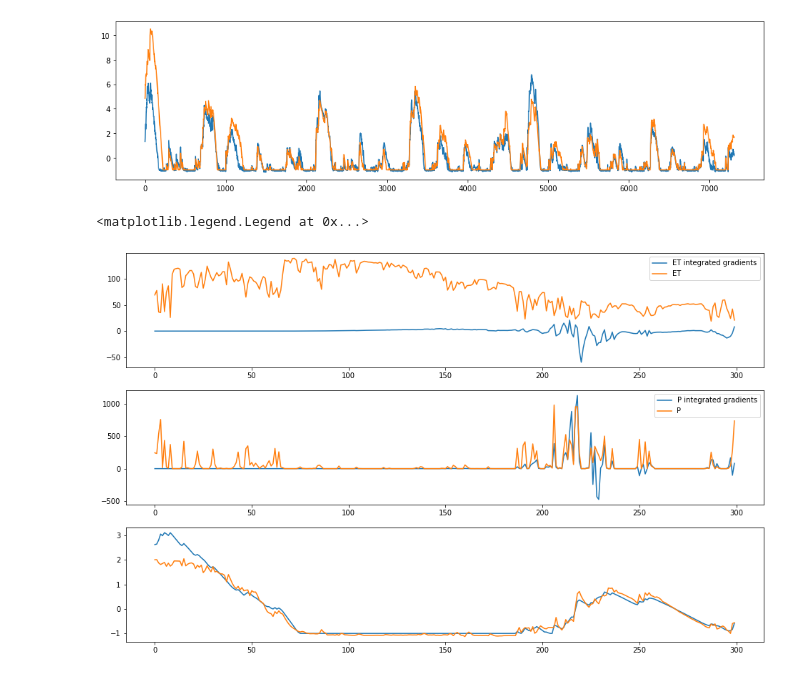
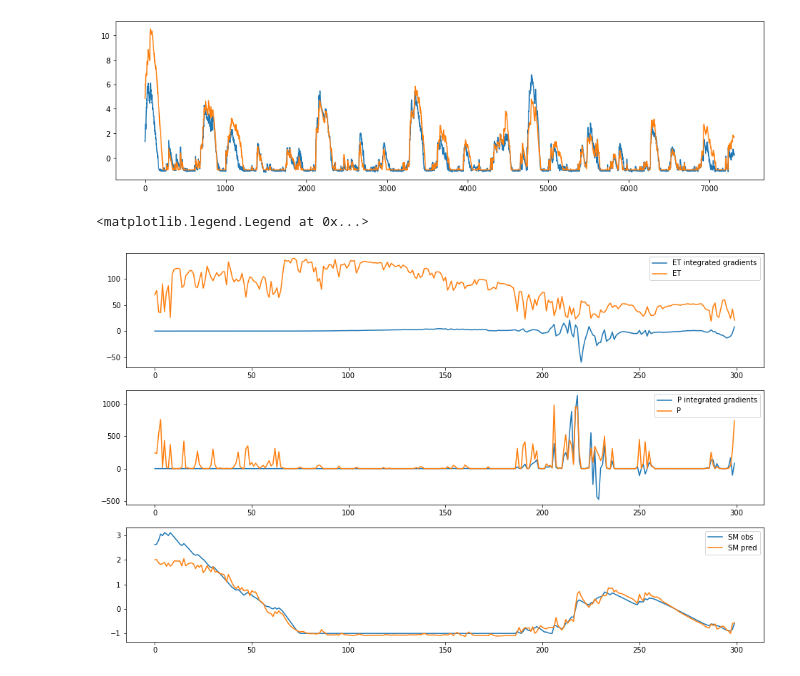
Before and after one commit to pinplex/Hackathon-Attribution, a Jupyter notebook: pytorch_utils/train_sm_model.ipynb, the cells around one changed output. Cells and saved outputs as stored; diff of their text form; code cells hidden in the pictures.

```diff
--- a/pytorch_utils/train_sm_model.ipynb
+++ b/pytorch_utils/train_sm_model.ipynb
@@ -206,18 +206,19 @@ batch_x_denorm = valid_loader.dataset.denorm_np(batch_x, 'sm')
 # %%
 r = slice(-1000, -700)
 
 fig, axes = plt.subplots(3, 1, figsize=(16, 10))
 axes[0].plot(it[0, r, 0] * 1000, label='ET integrated gradients')
 axes[0].plot(batch_x_denorm[0, r, 0], label='ET')
 
 axes[1].plot(it[0, r, 1] * 5000, label='P integrated gradients')
 axes[1].plot(batch_x_denorm[0, r, 1], label='P')
 
-axes[2].plot(batch_y[0, r, 0])
-axes[2].plot(batch_y_hat[0, r, 0].detach().numpy())
+axes[2].plot(batch_y[0, r, 0], label='SM obs')
+axes[2].plot(batch_y_hat[0, r, 0].detach().numpy(), label='SM pred')
 
 axes[0].legend()
 axes[1].legend()
+axes[2].legend()
 # %% [output]
 <matplotlib.legend.Legend at 0x...>
-[figure, old version]
+[figure, new version]
```
